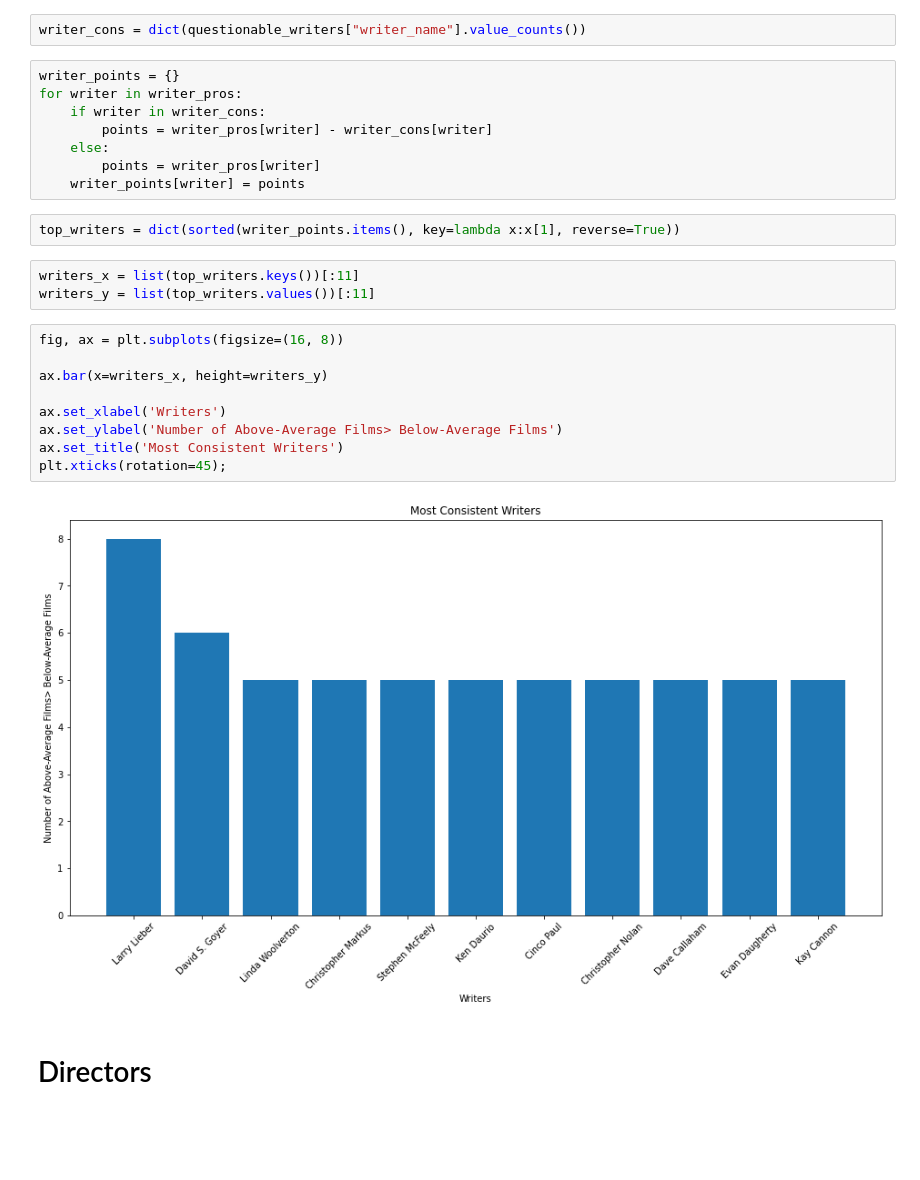
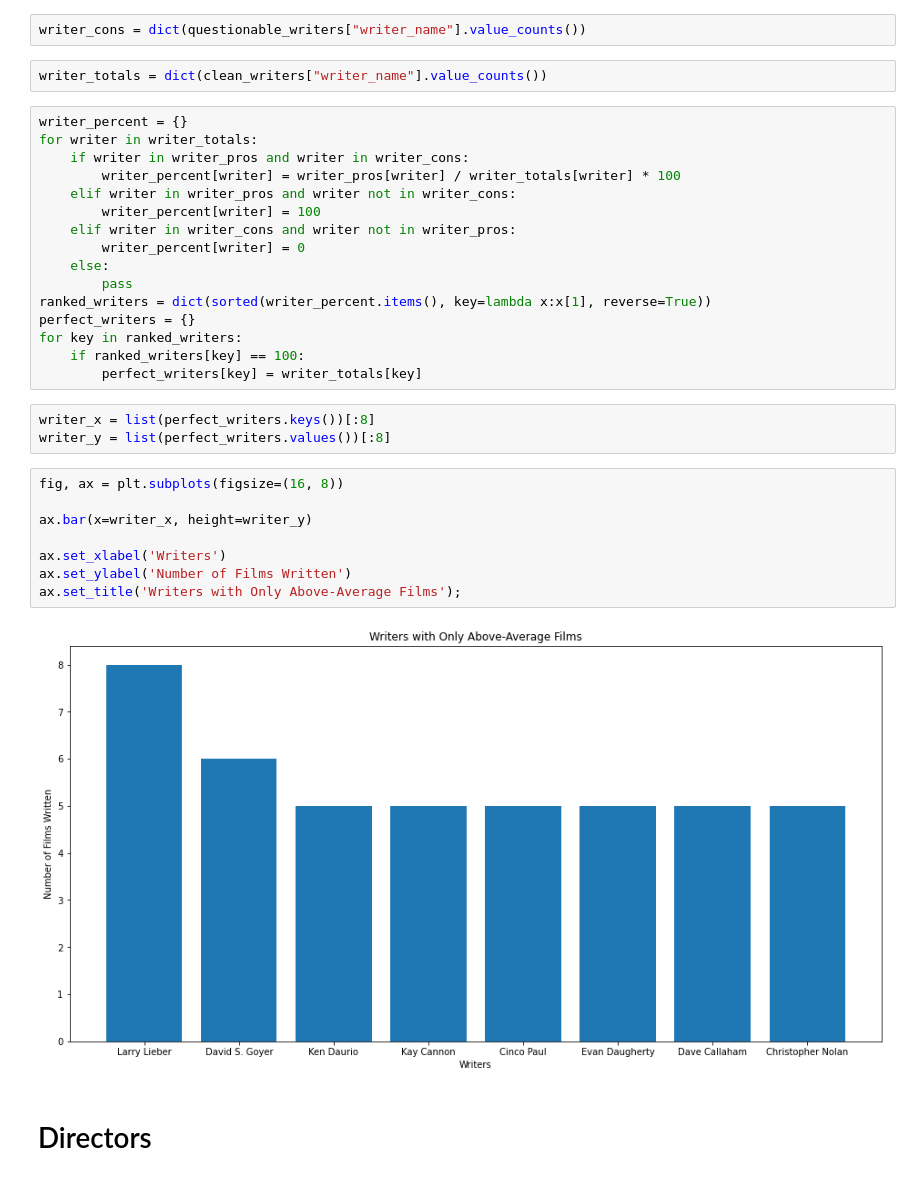
Before and after one commit to DrewFHolcombe/movie_studio_analysis, a Jupyter notebook: Scratch_Code/Drew - Scratch Code.ipynb, the cells around one changed output. Drawn from its saved outputs; the diff is of its cells as text; blank space fills up the shorter version.

Commit message:
Finish analysis of persons impact, add image folder with persons impact graph

```diff
--- a/Scratch_Code/Drew - Scratch Code.ipynb
+++ b/Scratch_Code/Drew - Scratch Code.ipynb
@@ -230,30 +211,37 @@ writer_films_weak = clean_writers.drop(clean_writers[clean_writers.profit > avg_
 questionable_writers = writer_films_weak.drop(writer_films_weak[writer_films_weak["death_year"]>1].index)
 # %%
 writer_cons = dict(questionable_writers["writer_name"].value_counts())
-# %%
-writer_points = {}
-for writer in writer_pros:
-    if writer in writer_cons:
-        points = writer_pros[writer] - writer_cons[writer]
-    else:
-        points = writer_pros[writer]
-    writer_points[writer] = points
-# %%
-top_writers = dict(sorted(writer_points.items(), key=lambda x:x[1], reverse=True))
-# %%
-writers_x = list(top_writers.keys())[:11]
-writers_y = list(top_writers.values())[:11]
+# %%
+writer_totals = dict(clean_writers["writer_name"].value_counts())
+# %%
+writer_percent = {}
+for writer in writer_totals:
+    if writer in writer_pros and writer in writer_cons:
+        writer_percent[writer] = writer_pros[writer] / writer_totals[writer] * 100
+    elif writer in writer_pros and writer not in writer_cons:
+        writer_percent[writer] = 100
+    elif writer in writer_cons and writer not in writer_pros:
+        writer_percent[writer] = 0
+    else:
+        pass
+ranked_writers = dict(sorted(writer_percent.items(), key=lambda x:x[1], reverse=True))
+perfect_writers = {}
+for key in ranked_writers:
+    if ranked_writers[key] == 100:
+        perfect_writers[key] = writer_totals[key]
+# %%
+writer_x = list(perfect_writers.keys())[:8]
+writer_y = list(perfect_writers.values())[:8]
 # %%
 fig, ax = plt.subplots(figsize=(16, 8))
 
-ax.bar(x=writers_x, height=writers_y)
+ax.bar(x=writer_x, height=writer_y)
 
 ax.set_xlabel('Writers')
-ax.set_ylabel('Number of Above-Average Films> Below-Average Films')
-ax.set_title('Most Consistent Writers')
-plt.xticks(rotation=45);
+ax.set_ylabel('Number of Films Written')
+ax.set_title('Writers with Only Above-Average Films');
 # %% [output]
-[figure, old version]
+[figure, new version]
 # %% [markdown]
 # Directors
 # %%
```
Also changed, not shown: parts of 17 cells of this notebook, 1 other file.
